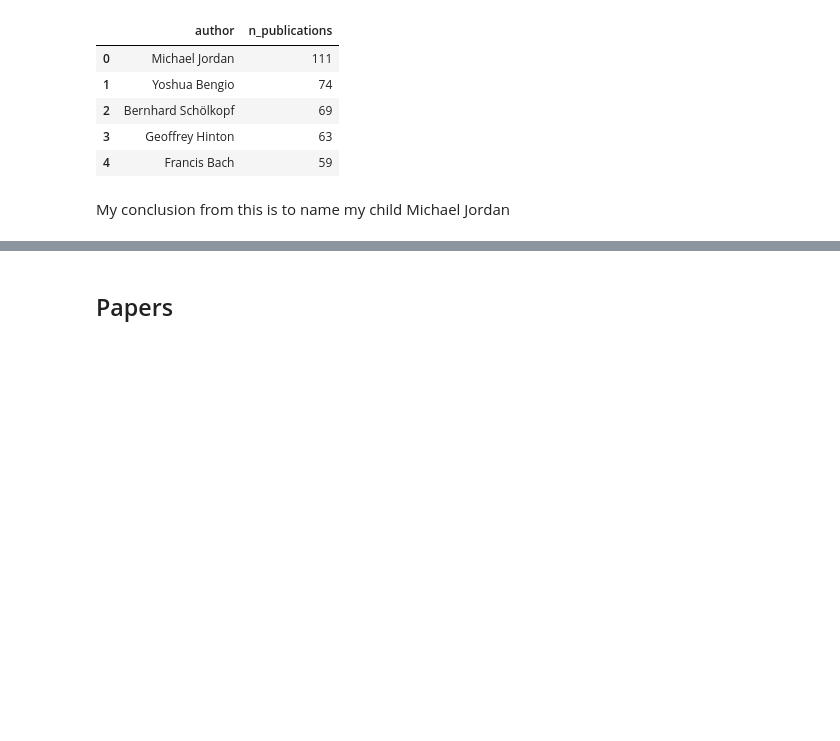
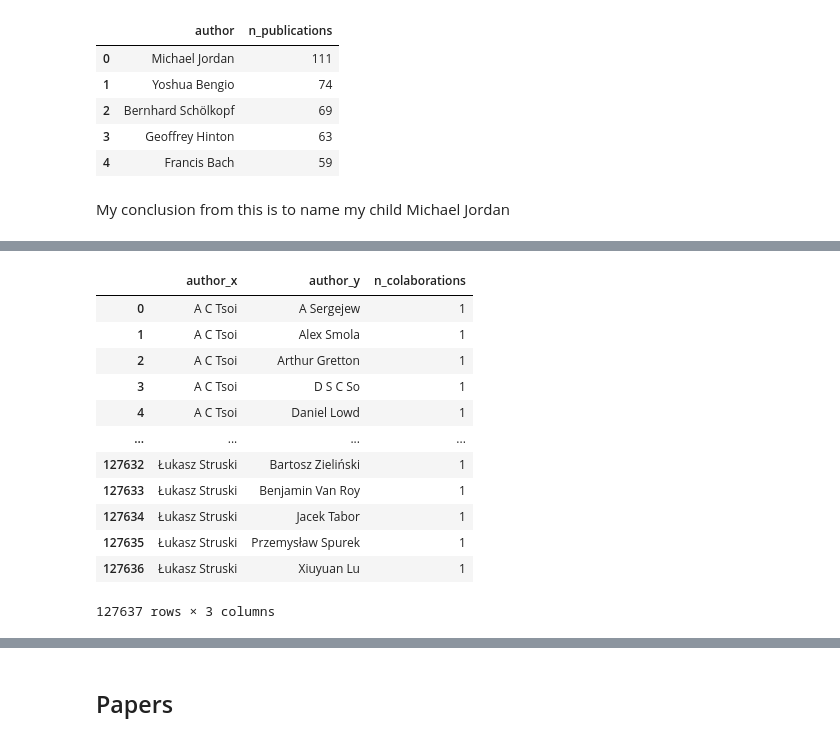
Before and after one commit to meiruv/NIPS-Papers-Analysis, a Jupyter notebook: Nips_Topic_Modelling.ipynb, the cells around one changed output, grey strips where cells are left out. Drawn from its saved outputs; the diff is of its cells as text; code cells hidden in the pictures; blank space fills up the shorter version.

```diff
--- a/Nips_Topic_Modelling.ipynb
+++ b/Nips_Topic_Modelling.ipynb
@@ -152,0 +301,18 @@ Draw a graph from this data. the most basic way will be to draw an edge between
+# %%
+n_colaborations_per_pair_df = pd.DataFrame(co_authors_df_clear.groupby(['author_x','author_y']).size()).reset_index()
+n_colaborations_per_pair_df.columns = ['author_x','author_y','n_colaborations']
+n_colaborations_per_pair_df
+# %% [output]
+|  | author_x | author_y | n_colaborations |
+| 0 | A C Tsoi | A Sergejew | 1 |
+| 1 | A C Tsoi | Alex Smola | 1 |
+| 2 | A C Tsoi | Arthur Gretton | 1 |
+| 3 | A C Tsoi | D S C So | 1 |
+| 4 | A C Tsoi | Daniel Lowd | 1 |
+| ... | ... | ... | ... |
+| 127632 | Łukasz Struski | Bartosz Zieliński | 1 |
+| 127633 | Łukasz Struski | Benjamin Van Roy | 1 |
+| 127634 | Łukasz Struski | Jacek Tabor | 1 |
+| 127635 | Łukasz Struski | Przemysław Spurek | 1 |
+| 127636 | Łukasz Struski | Xiuyuan Lu | 1 |
+127637 rows × 3 columns
```
Also changed, not shown: parts of 25 cells of this notebook.
